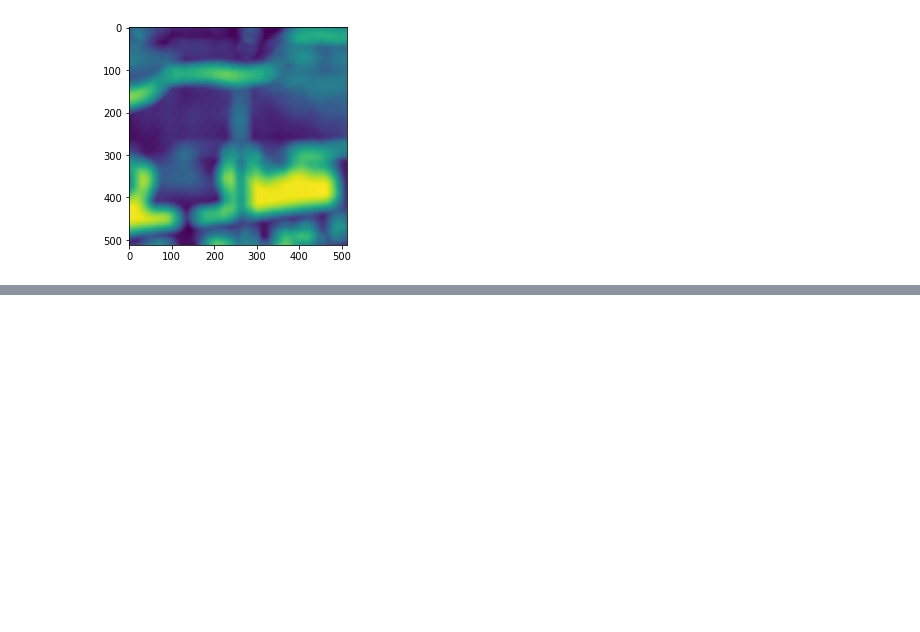
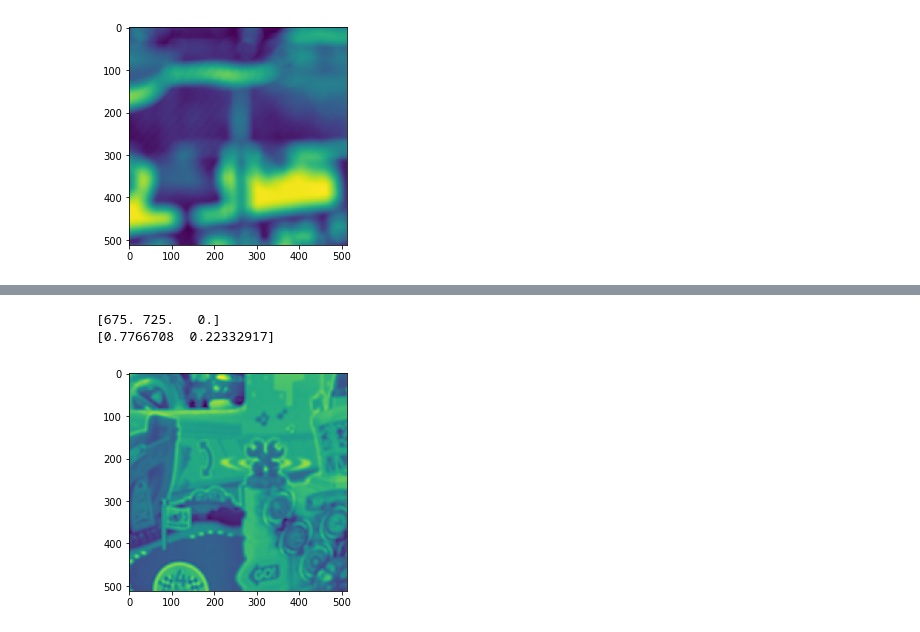
Before and after one commit to cianhwang/autofocusVCM, a Jupyter notebook: disnet.ipynb, the cells around one changed output, grey strips where cells are left out. Saved outputs shown, nothing was run; the diff lists cells and outputs as text; code cells hidden in the pictures; blank space fills up the shorter version.

```diff
--- a/disnet.ipynb
+++ b/disnet.ipynb
@@ -74,8 +74,8 @@ layer3_1 = Conv2D(32, (3, 3), 2,padding='same',activation=relu, name="Conv3_1")(
 layer4_1 = Conv2D(32, (3, 3), 2,padding='same',activation=relu, name="Conv4_1")(layer3_1)
 
 flattened = Flatten(name="flat")(layer4_1)
-#Dp1 = Dropout(0.5)(flattened)
-dense1 = Dense(10, name="d1")(flattened)
+Dp1 = Dropout(0.5)(flattened)
+dense1 = Dense(10, name="d1")(Dp1)
 #ReLU1 = ReLU(name="lr1")(dense1)
 
 output_position = Dense(2, activation='softmax', name="out")(dense1)
@@ -130,10 +137,14 @@ KeyboardInterrupt:
 # %%
 # print(to_categorical(train_label[:10, 2:]))
 # %%
-pred  = model.predict(train_data[:, :, :, :10])
+pred  = model.predict(train_data[:, :, :, :50])
 # %%
-idx = 3
+idx = 25
 plt.imshow(train_data[idx, :, :, 0])
 
 print(train_label[idx, :])
 print(pred[idx, :])
+# %% [output]
+[675. 725.   0.]
+[0.7766708  0.22332917]
+[figure, added]
```
Also changed, not shown: parts of 3 cells of this notebook.
